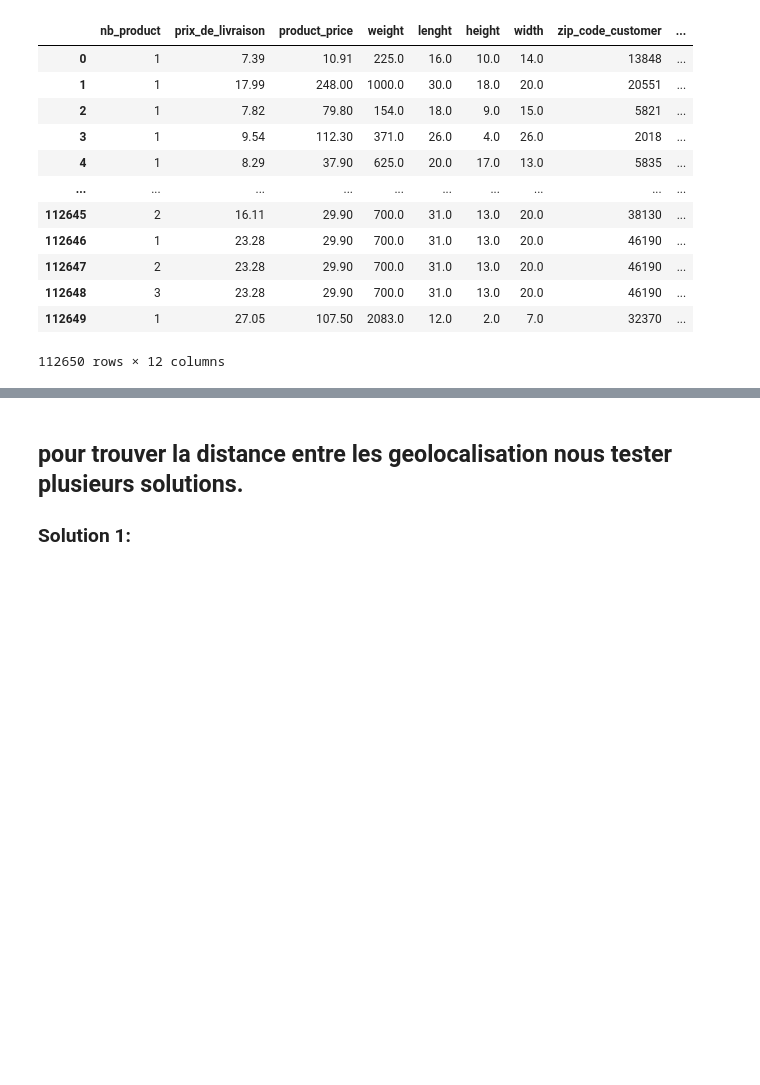
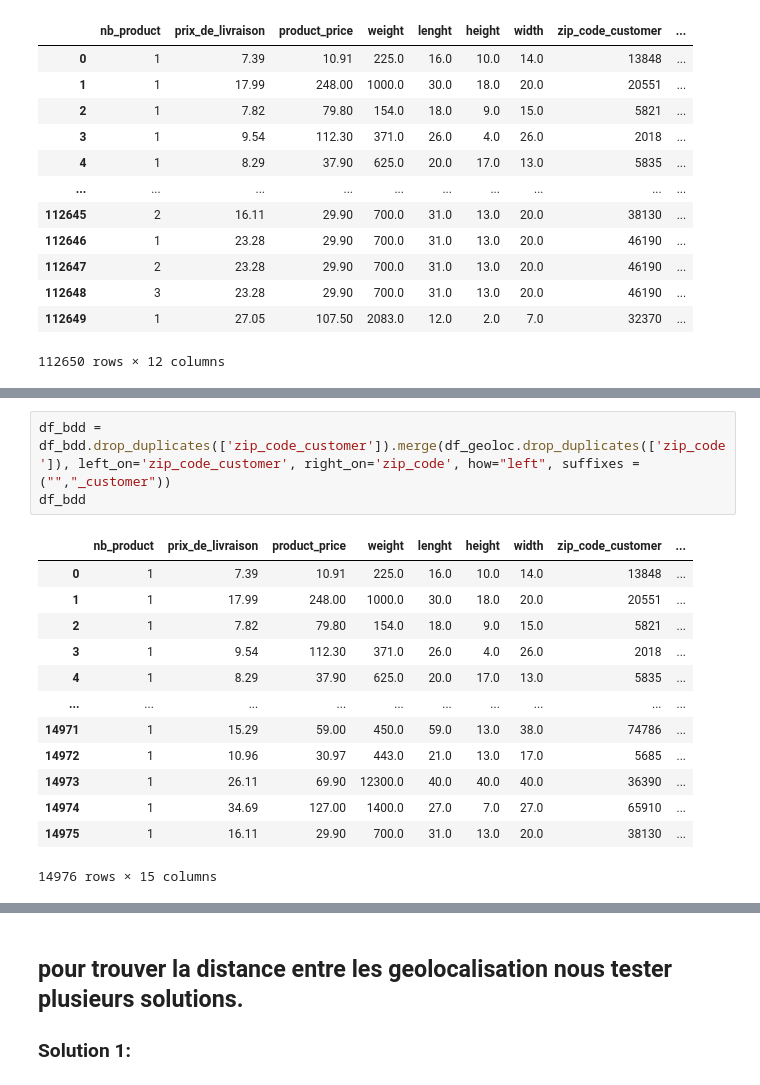
Before and after one commit to Justine-league/LA-DATA-DREAM-TEAM-equipe-justine, a Jupyter notebook: Partie_2/Untitled.ipynb, the cells around one changed output, grey strips where cells are left out. Drawn from its saved outputs; the diff is of its cells as text; blank space fills up the shorter version.

Commit message:
commit for find distance between two geoloc and add them in a dataframe bdd

```diff
--- a/Partie_2/Untitled.ipynb
+++ b/Partie_2/Untitled.ipynb
@@ -154,0 +110,17 @@ df_geoloc
+# %%
+df_bdd = df_bdd.drop_duplicates(['zip_code_customer']).merge(df_geoloc.drop_duplicates(['zip_code']), left_on='zip_code_customer', right_on='zip_code', how="left", suffixes = ("","_customer"))
+df_bdd
+# %% [output]
+|  | nb_product | prix_de_livraison | product_price | weight | lenght | height | width | zip_code_customer | ... |
+| 0 | 1 | 7.39 | 10.91 | 225.0 | 16.0 | 10.0 | 14.0 | 13848 | ... |
+| 1 | 1 | 17.99 | 248.00 | 1000.0 | 30.0 | 18.0 | 20.0 | 20551 | ... |
+| 2 | 1 | 7.82 | 79.80 | 154.0 | 18.0 | 9.0 | 15.0 | 5821 | ... |
+| 3 | 1 | 9.54 | 112.30 | 371.0 | 26.0 | 4.0 | 26.0 | 2018 | ... |
+| 4 | 1 | 8.29 | 37.90 | 625.0 | 20.0 | 17.0 | 13.0 | 5835 | ... |
+| ... | ... | ... | ... | ... | ... | ... | ... | ... | ... |
+| 14971 | 1 | 15.29 | 59.00 | 450.0 | 59.0 | 13.0 | 38.0 | 74786 | ... |
+| 14972 | 1 | 10.96 | 30.97 | 443.0 | 21.0 | 13.0 | 17.0 | 5685 | ... |
+| 14973 | 1 | 26.11 | 69.90 | 12300.0 | 40.0 | 40.0 | 40.0 | 36390 | ... |
+| 14974 | 1 | 34.69 | 127.00 | 1400.0 | 27.0 | 7.0 | 27.0 | 65910 | ... |
+| 14975 | 1 | 16.11 | 29.90 | 700.0 | 31.0 | 13.0 | 20.0 | 38130 | ... |
+14976 rows × 15 columns
```
Also changed, not shown: parts of 13 cells of this notebook.
